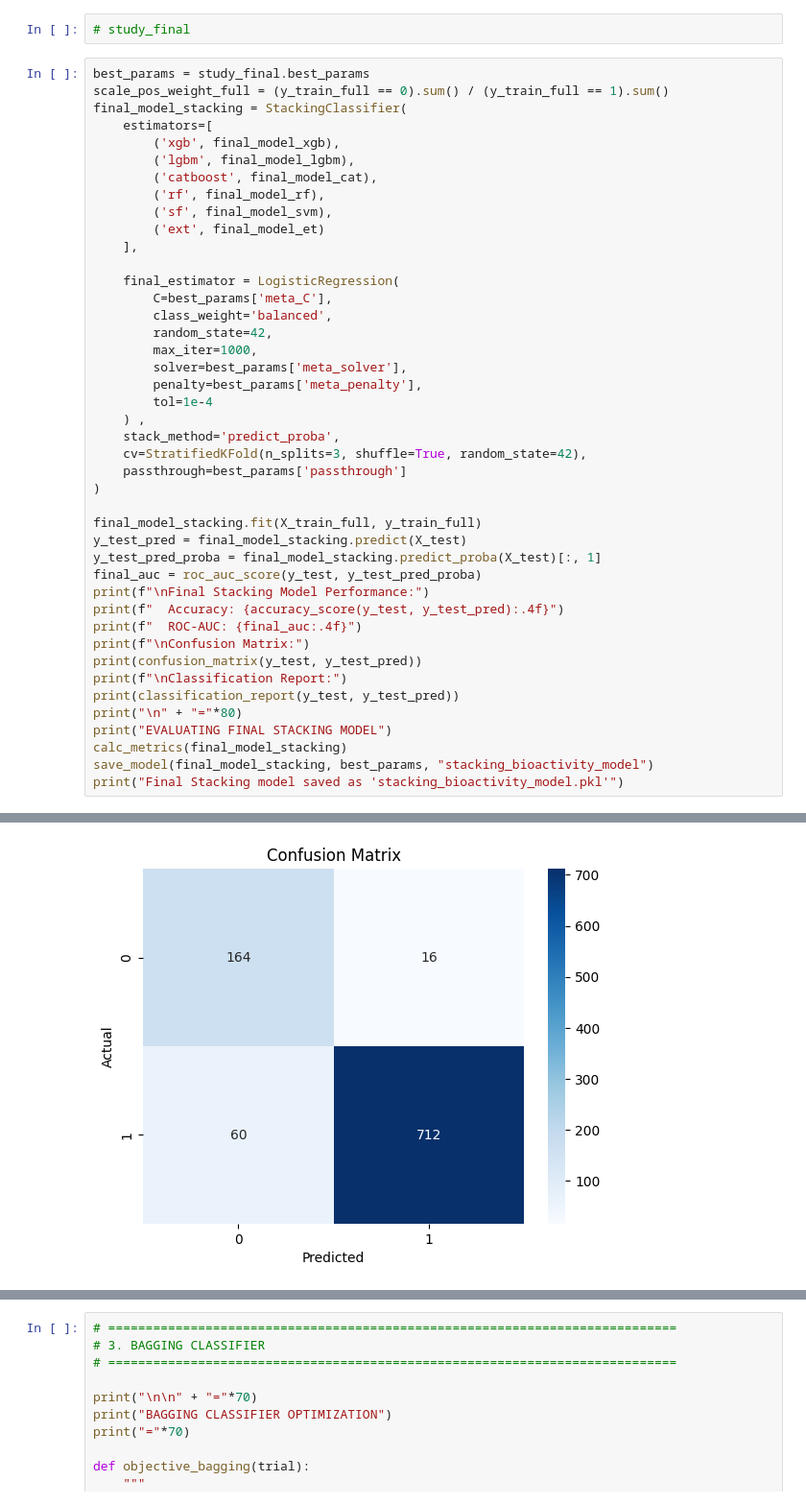
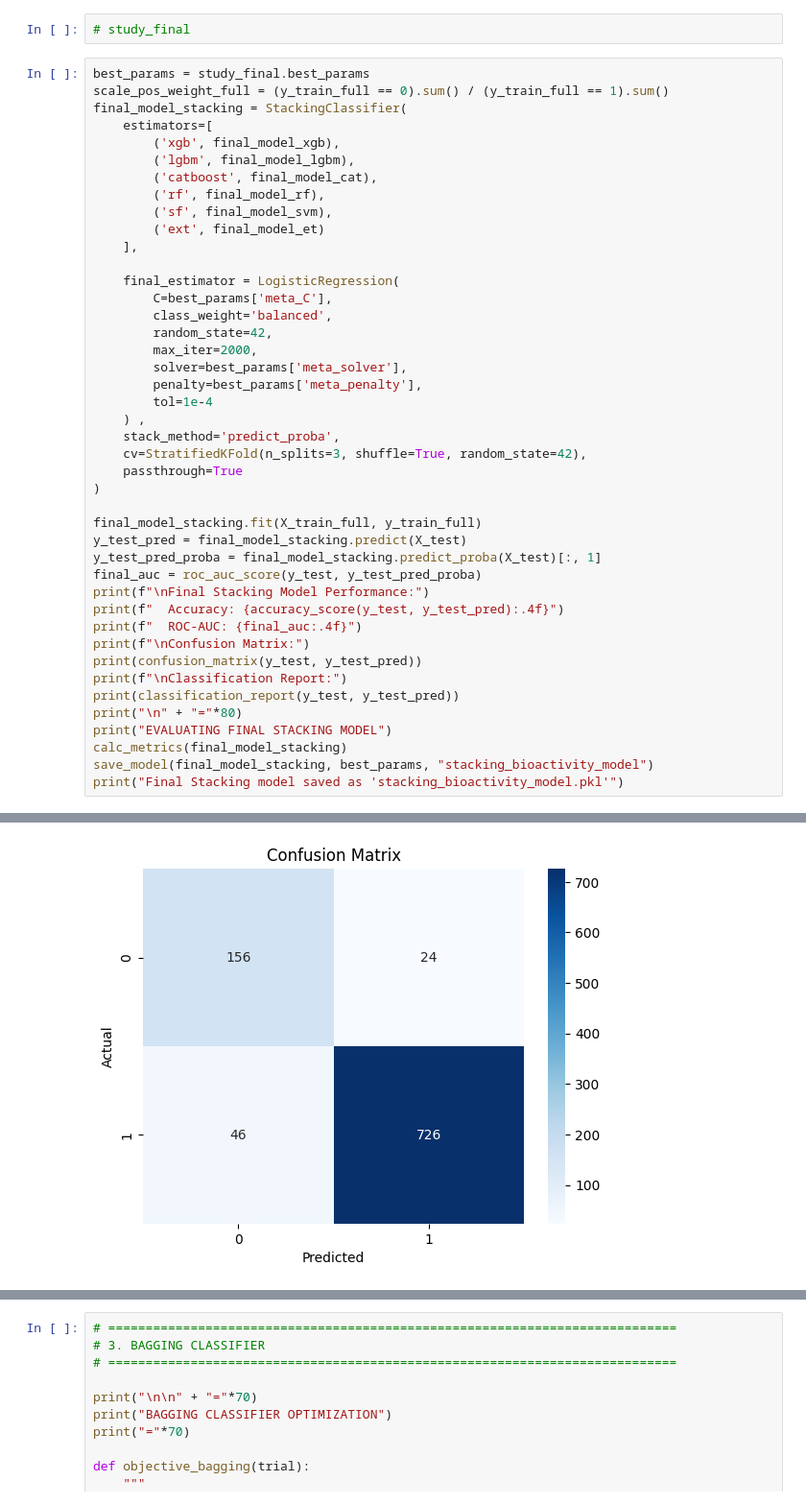
Before and after one commit to Mahamudul-Hasan-Rafi/Canonical-SMILES-BioActivity, a Jupyter notebook: bioactivity_ml.ipynb, the cells around one changed output, grey strips where cells are left out. Shown at 96% size. Cells and saved outputs as stored; diff of their text form.

```diff
--- a/bioactivity_ml.ipynb
+++ b/bioactivity_ml.ipynb
@@ -3515,14 +3515,14 @@ final_model_stacking = StackingClassifier(
         C=best_params['meta_C'],
         class_weight='balanced',
         random_state=42,
-        max_iter=1000,
+        max_iter=2000,
         solver=best_params['meta_solver'],
         penalty=best_params['meta_penalty'],
         tol=1e-4
     ) ,
     stack_method='predict_proba',
     cv=StratifiedKFold(n_splits=3, shuffle=True, random_state=42),
-    passthrough=best_params['passthrough']
+    passthrough=True
 )
 
 final_model_stacking.fit(X_train_full, y_train_full)
@@ -3595,4 +3589,4 @@ Brier Score: 0.0635
 ********************
 Confusion Matrix:
-[figure, old version]
+[figure, new version]
 ROC Curve:
```
Also changed, not shown: parts of 1 cell of this notebook, 25 other files.
